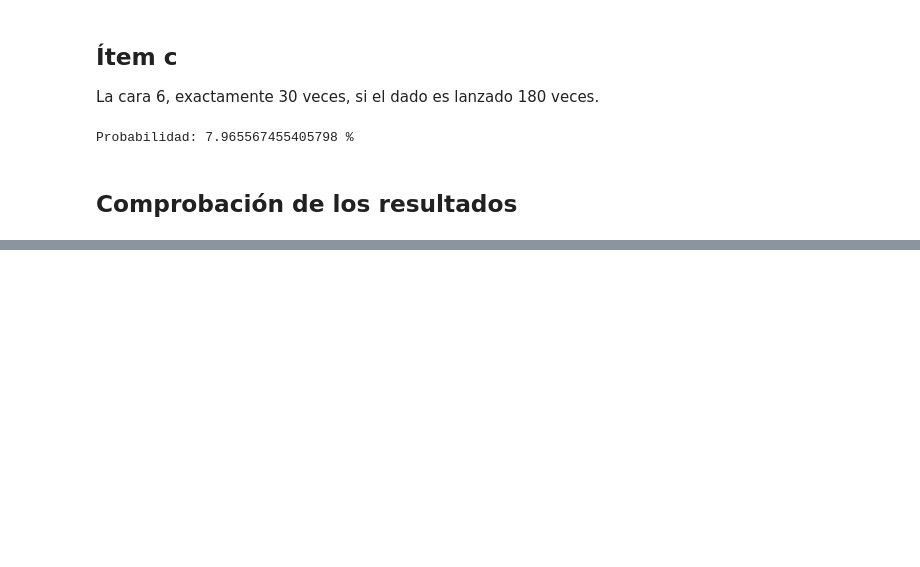
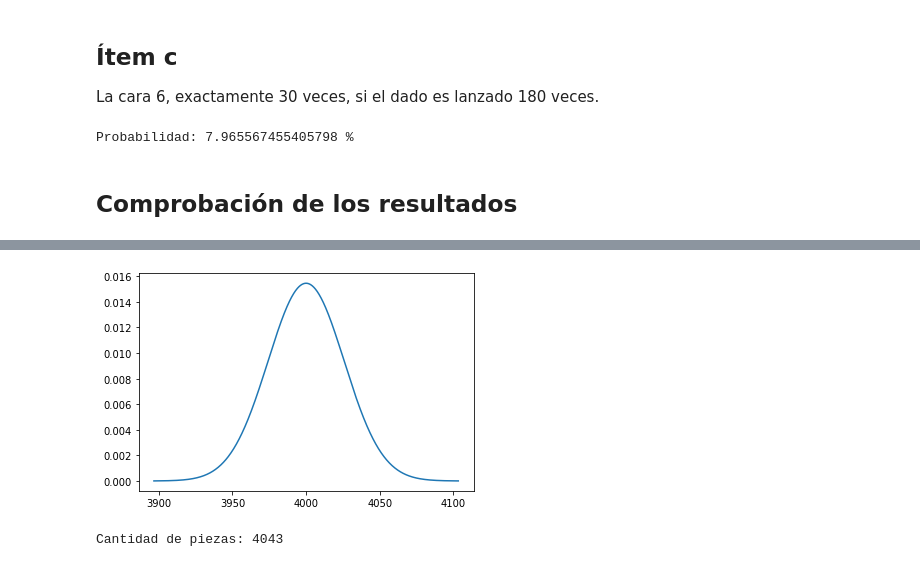
Before and after one commit to pyefiuna/Laboratorio, a Jupyter notebook: notebooks/Semana 4/Ejercicios_Propuestos.ipynb, the cells around one changed output, grey strips where cells are left out. Saved outputs shown, nothing was run; the diff lists cells and outputs as text; code cells hidden in the pictures; blank space fills up the shorter version.

```diff
--- a/notebooks/Semana 4/Ejercicios_Propuestos.ipynb
+++ b/notebooks/Semana 4/Ejercicios_Propuestos.ipynb
@@ -62,0 +108,19 @@ plt.show()
+# %%
+N = 100000 # número de piezas
+p = 0.04 # probabilidad de que sea defectuosa
+q = 1-q # probabilidad de que sea buena
+mu = N*p # media
+sigma = sqrt(N*p*q) # desviación estándar
+dist_piezas = norm(loc = mu, scale = sigma) # distribución normal
+# %%
+x = np.linspace(mu - 4*sigma, mu + 4*sigma, 1000)
+plt.plot(x, dist_piezas.pdf(x))
+plt.show()
+# %% [output]
+[figure, added]
+# %%
+prob_rebasado = 1-0.95
+print(f'Cantidad de piezas: {ceil(dist_piezas.isf(prob_rebasado))}')
+# se usa la función ceil (techo) para redondear hacia arriba la cantidad de piezas
+# %% [output]
+Cantidad de piezas: 4043
```
Also changed, not shown: parts of 16 cells of this notebook.
